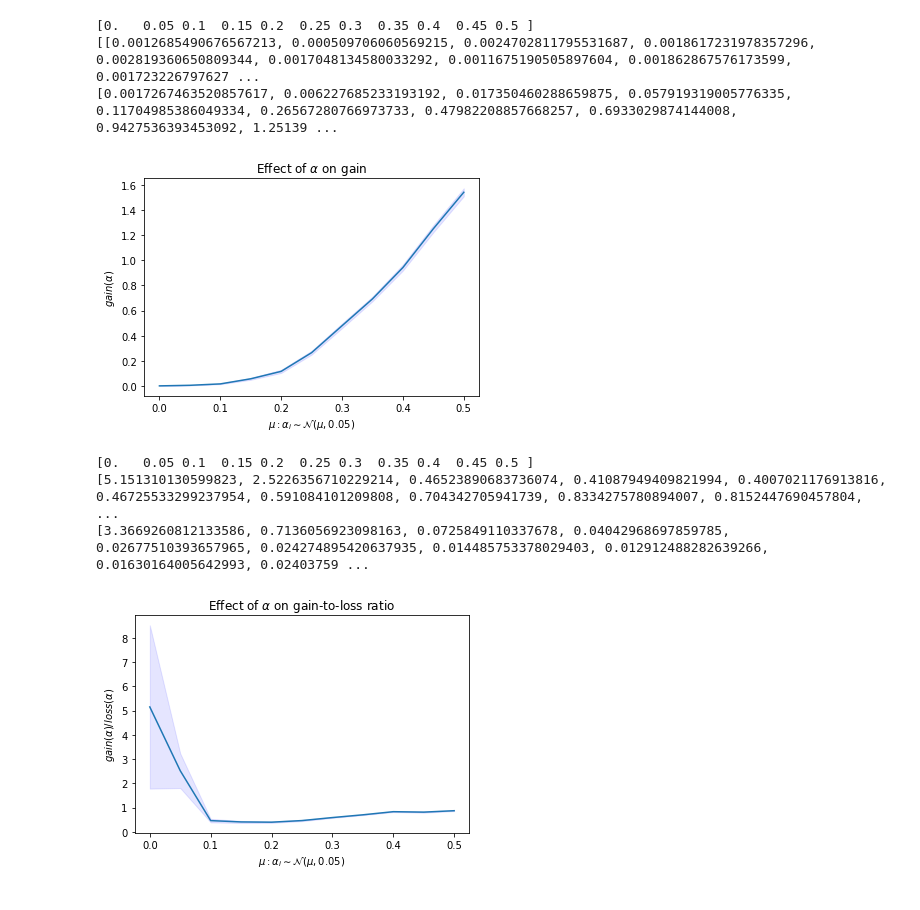
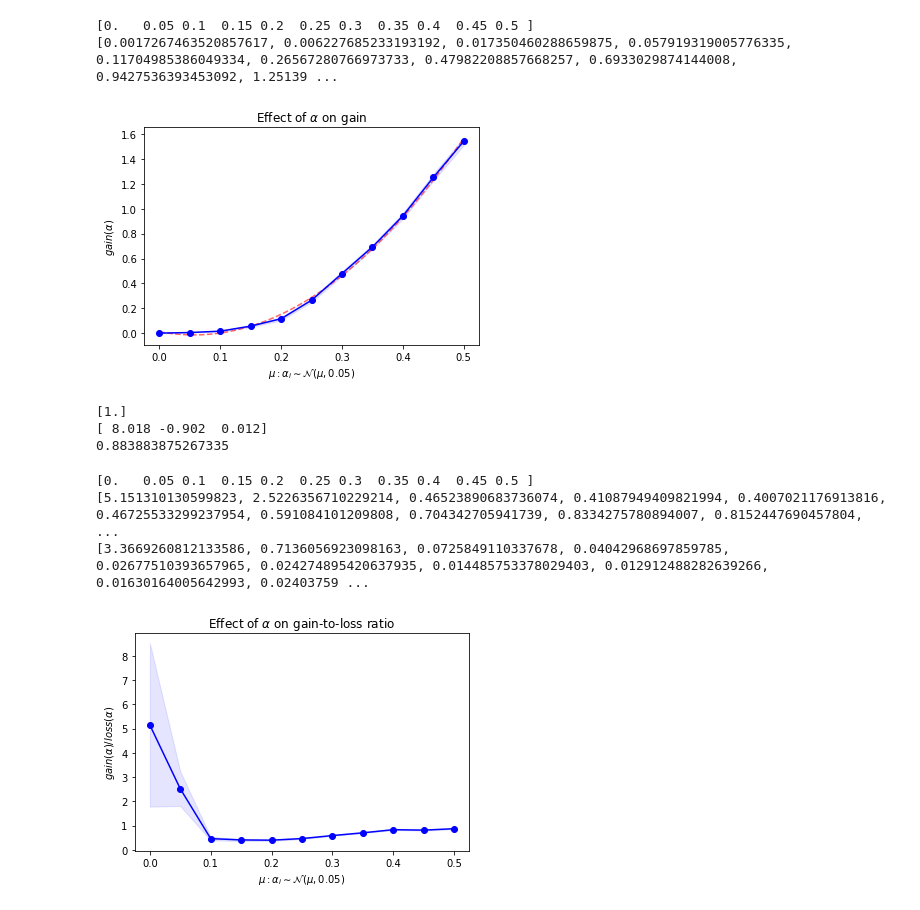
Before and after one commit to jfinocchiaro/divisible-allocation-inequality, a Jupyter notebook: no-money/coursematch_preproc.ipynb, the cells around one changed output. Cells and saved outputs as stored; diff of their text form; code cells hidden in the pictures.

```diff
--- a/no-money/coursematch_preproc.ipynb
+++ b/no-money/coursematch_preproc.ipynb
@@ -206,26 +209,40 @@ plt.show()
 # %%
 print(alphas)
 #print(alpha_trial_dict_allocu)
 gains = {alpha: [inequality.gain(player_dict, alpha_trial_dict_allocu[alpha][i], alpha_trial_dict_allocv[alpha][i], alpha_trial_dict_alphas[alpha][i]) for i in range(len(alpha_trial_dict_allocv[alpha]))] for alpha in alphas}
-print([x for x in gains.values()])
+#print([x for x in gains.values()])
 y = [np.mean(x) for x in gains.values()]
 print(y)
+
+xlim = [min(alphas), max(alphas)]
+params, residuals, rank, singular_values, rcond = np.polyfit(alphas, y, 2, full=True)
+x_fitted = np.linspace(xlim[0], xlim[1], 100)
+y_fitted = params[2] + x_fitted * params[1] + x_fitted**2 * params[0]
+plt.plot(x_fitted, y_fitted, 'r--',alpha=0.6)
+
 
 #confidence interval
 ci = [1.96 * np.std(why)/np.sqrt(len(why)) for why in gains.values()]
 
 
-plt.plot(alphas, y)
+plt.plot(alphas, y, 'bo-')
 plt.fill_between(alphas, ([y[i] - ci[i] for i in range(len(y))]), ([y[i] + ci[i] for i in range(len(y))]), color='b', alpha=.1)
 plt.title('Effect of $\\alpha$ on gain')
 plt.xlabel('$\\mu : \\alpha_i \\sim \\mathcal{N}(\\mu, 0.05)$')
 plt.ylabel('$gain(\\alpha)$')
 plt.show()
+
+print(1 - residuals ** 2)
+print(params)
+slope, intercept, r_value, p_value, std_err = stats.linregress(alphas, y)
+print(r_value** 2)
 # %% [output]
 [0.   0.05 0.1  0.15 0.2  0.25 0.3  0.35 0.4  0.45 0.5 ]
-[[0.0012685490676567213, 0.000509706060569215, 0.0024702811795531687, 0.0018617231978357296, 0.002819360650809344, 0.0017048134580033292, 0.0011675190505897604, 0.001862867576173599, 0.001723226797627 ...
 [0.0017267463520857617, 0.006227685233193192, 0.017350460288659875, 0.057919319005776335, 0.11704985386049334, 0.26567280766973733, 0.47982208857668257, 0.6933029874144008, 0.9427536393453092, 1.25139 ...
-[figure, old version]
+[figure, new version]
+[1.]
+[ 8.018 -0.902  0.012]
+0.883883875267335
 # %%
 print(alphas)
 #print(alpha_trial_dict_allocu)
@@ -240,7 +257,7 @@ print(y)
 ci = [1.96 * np.std(why)/np.sqrt(len(why)) for why in plotter]
 print(ci)
 
-plt.plot(alphas, y)
+plt.plot(alphas, y, 'bo-')
 plt.fill_between(alphas, ([y[i] - ci[i] for i in range(len(y))]), ([y[i] + ci[i] for i in range(len(y))]), color='b', alpha=.1)
 plt.title('Effect of $\\alpha$ on gain-to-loss ratio')
 plt.xlabel('$\\mu : \\alpha_i \\sim \\mathcal{N}(\\mu, 0.05)$')
@@ -250,7 +267,7 @@ plt.show()
 [0.   0.05 0.1  0.15 0.2  0.25 0.3  0.35 0.4  0.45 0.5 ]
 [5.151310130599823, 2.5226356710229214, 0.46523890683736074, 0.41087949409821994, 0.4007021176913816, 0.46725533299237954, 0.591084101209808, 0.704342705941739, 0.8334275780894007, 0.8152447690457804, ...
 [3.3669260812133586, 0.7136056923098163, 0.0725849110337678, 0.04042968697859785, 0.02677510393657965, 0.024274895420637935, 0.014485753378029403, 0.012912488282639266, 0.01630164005642993, 0.02403759 ...
-[figure, old version]
+[figure, new version]
 # %%
 from itertools import chain
 from math import dist
```
Also changed, not shown: parts of 10 cells of this notebook, 10 other files.
